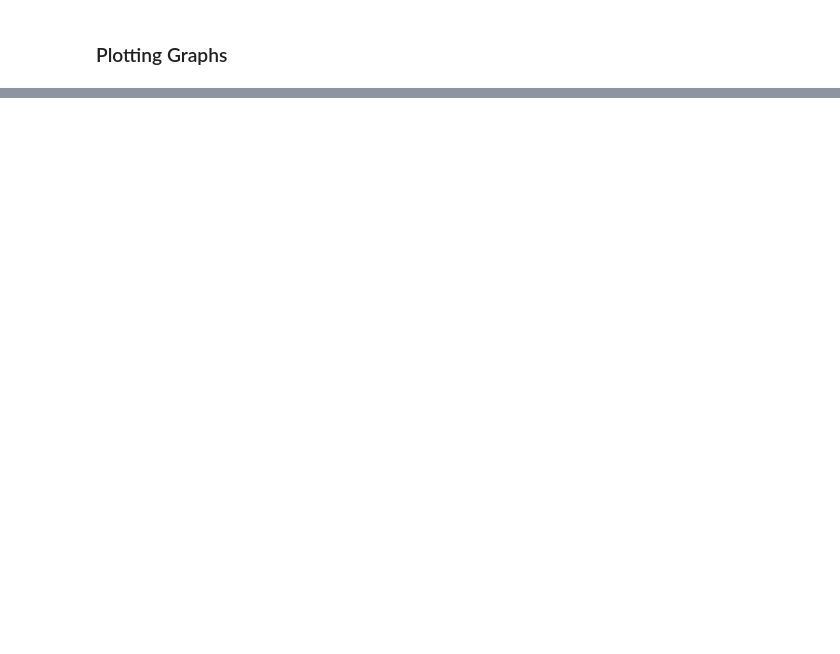
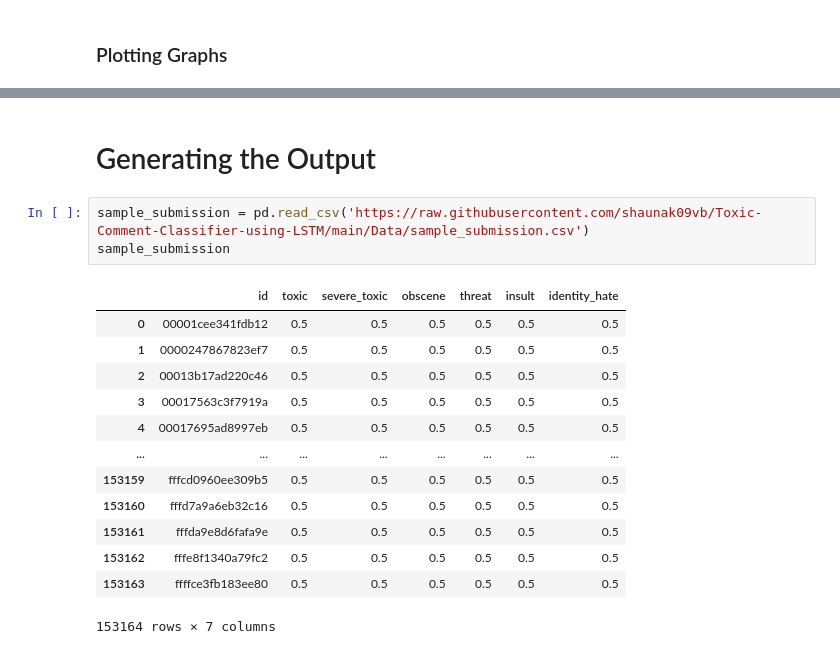
Before and after one commit to shaunak09vb/Toxic-Comment-Classifier-using-Deep-Learning, a Jupyter notebook: NLP_LSTM.ipynb, the cells around one changed output, grey strips where cells are left out. Cells and saved outputs as stored; diff of their text form; blank space fills up the shorter version.

```diff
--- a/NLP_LSTM.ipynb
+++ b/NLP_LSTM.ipynb
@@ -959,0 +979,19 @@ plt.show();
+# %% [markdown]
+# Generating the Output
+# %%
+sample_submission = pd.read_csv('https://raw.githubusercontent.com/shaunak09vb/Toxic-Comment-Classifier-using-LSTM/main/Data/sample_submission.csv')
+sample_submission
+# %% [output]
+|  | id | toxic | severe_toxic | obscene | threat | insult | identity_hate |
+| 0 | 00001cee341fdb12 | 0.5 | 0.5 | 0.5 | 0.5 | 0.5 | 0.5 |
+| 1 | 0000247867823ef7 | 0.5 | 0.5 | 0.5 | 0.5 | 0.5 | 0.5 |
+| 2 | 00013b17ad220c46 | 0.5 | 0.5 | 0.5 | 0.5 | 0.5 | 0.5 |
+| 3 | 00017563c3f7919a | 0.5 | 0.5 | 0.5 | 0.5 | 0.5 | 0.5 |
+| 4 | 00017695ad8997eb | 0.5 | 0.5 | 0.5 | 0.5 | 0.5 | 0.5 |
+| ... | ... | ... | ... | ... | ... | ... | ... |
+| 153159 | fffcd0960ee309b5 | 0.5 | 0.5 | 0.5 | 0.5 | 0.5 | 0.5 |
+| 153160 | fffd7a9a6eb32c16 | 0.5 | 0.5 | 0.5 | 0.5 | 0.5 | 0.5 |
+| 153161 | fffda9e8d6fafa9e | 0.5 | 0.5 | 0.5 | 0.5 | 0.5 | 0.5 |
+| 153162 | fffe8f1340a79fc2 | 0.5 | 0.5 | 0.5 | 0.5 | 0.5 | 0.5 |
+| 153163 | ffffce3fb183ee80 | 0.5 | 0.5 | 0.5 | 0.5 | 0.5 | 0.5 |
+153164 rows × 7 columns
```
Also changed, not shown: parts of 25 cells of this notebook.
